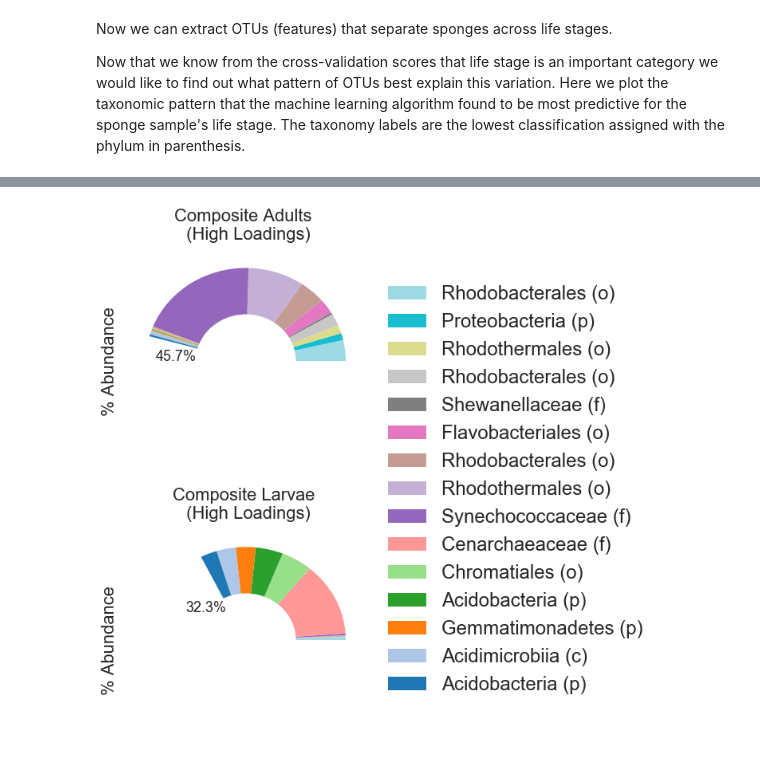
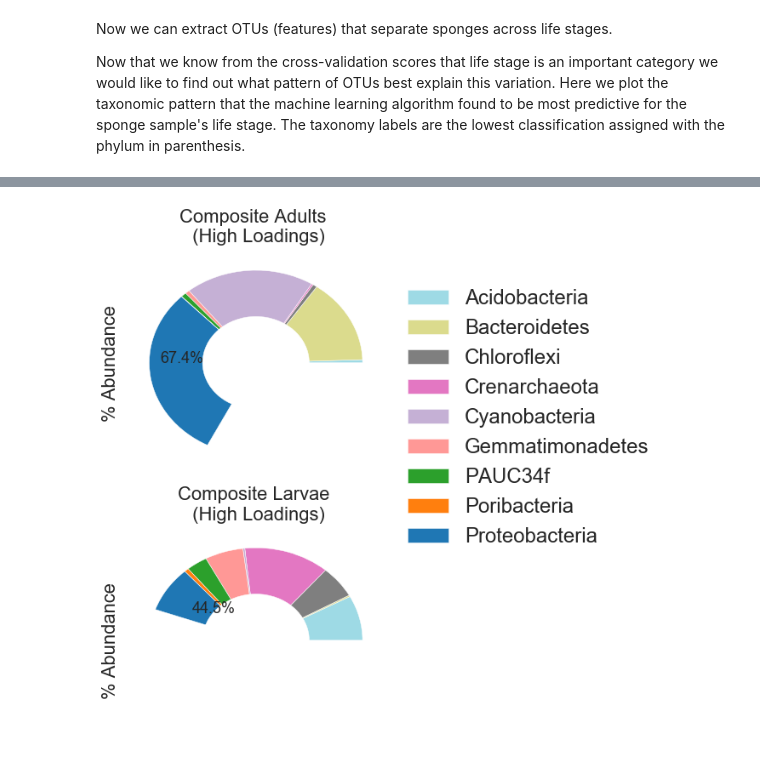
Before and after one commit to biocore/DEICODE, a Jupyter notebook: Examples/sponge_biom.ipynb, the cells around one changed output, grey strips where cells are left out. Drawn from its saved outputs; the diff is of its cells as text; code cells hidden in the pictures.

```diff
--- a/Examples/sponge_biom.ipynb
+++ b/Examples/sponge_biom.ipynb
@@ -132,6 +126,7 @@ import matplotlib.colors as colors
 import matplotlib.gridspec as gridspec
 from matplotlib import ticker
 
+plt.style.use('ggplot')
 sns.set_style('whitegrid')
 
 class MidpointNormalize(colors.Normalize):
@@ -148,16 +143,15 @@ class MidpointNormalize(colors.Normalize):
 
 fig = plt.figure(figsize=(10, 10), facecolor='white')
 gs = gridspec.GridSpec(100, 100)
-ax_map = plt.subplot(gs[10:60, :97])
+ax_map = plt.subplot(gs[10:55, :97])
 ax_bar = plt.subplot(gs[0:10, :97])
-ax_cbar = plt.subplot(gs[10:60, 97:])
+ax_cbar = plt.subplot(gs[10:55, 97:])
 
-ax_raw_complete = plt.subplot(gs[70:, :30])
-ax_raw_bray = plt.subplot(gs[70:, 34:63])
-ax_bray_complete = plt.subplot(gs[70:, 67:97])
+ax_raw_complete = plt.subplot(gs[65:, :42])
+ax_raw_bray = plt.subplot(gs[65:, 48:97])
 
 ind = np.arange(feature_loading.shape[0])
-ax_bar.bar(ind, feature_loading[0])
+ax_bar.bar(ind, feature_loading[0],color='#1f78b4',alpha=1)
 ax_bar.set_xlim([0, feature_loading.shape[0]])
 ax_bar.set_ylim([feature_loading[0].min(), feature_loading[0].max()])
 ax_bar.set_xticks([])
@@ -193,11 +187,8 @@ ax_cbar.set_yticks([])
 
 ax_raw_complete = plot_lifestage(sample_loading, mappingdf, ax_raw_complete)
 ax_raw_bray = plot_lifestage(raw_res.samples, mappingdf, ax_raw_bray)
-ax_bray_complete = plot_lifestage(com_res.samples, mappingdf, ax_bray_complete)
-ax_raw_complete.set_title('Preprocessed with Matrix Completion \n (PCA)', fontsize=14)
-ax_raw_bray.set_title('Bray-Curtis PCoA', fontsize=14)
-ax_bray_complete.set_title('Preprocessed with Matrix Completion \n (Bray-Curtis PCoA)', fontsize=14)
-ax_bray_complete.legend(fontsize=12,prop={'size':14}, loc=2,bbox_to_anchor=(-2.3, .3))
-fig.savefig('figure4.pdf')
+ax_raw_complete.set_title('RPCA', fontsize=14)
+ax_raw_bray.set_title('Euclidean PCoA (PCA)', fontsize=14)
+fig.savefig('figures/figure4.png')
 plt.show()
 # %% [output]
@@ -205,24 +198,11 @@ plt.show()
 # %%
-plt.rcParams['axes.facecolor']='white'
-plt.rcParams['savefig.facecolor']='white'
+
 def get_lowest_taxa(taxa,num=10):
     taxaout_=[]
-    for x in taxa:
-        for count_,y in enumerate(x.split(';')):
-            if len(y)<num or '0' in y:
-                try:
-                    tax_=x.split(';')[count_-2]
-                    if 'k_' in tax_:
-                        tax_=x.split(';')[count_-1]
-                    taxaout_.append(tax_.split('__')[1].replace('-6','').replace(']','').replace('[','')+' ('+tax_.split('__')[0]+')')
-                except:
-                    print(tax_)
-                break
+    return [x.split(';p__')[1].split(';')[0] for x in taxa]
 
-    return taxaout_
-
-Adult_loaded=feature_loading[feature_loading[0]>.8]
-Larvae_loaded=feature_loading[feature_loading[0]<-6]
+Adult_loaded=feature_loading.T[feature_loading.sort_values(0,ascending=False).index[:20]].T
+Larvae_loaded=feature_loading.T[feature_loading.sort_values(0,ascending=True).index[:20]].T
 sorted_df_plot=pd.DataFrame(closure(sorted_df)*100,sorted_df.index,sorted_df.columns).T.copy()
 sorted_df_plot.columns=list(life_stage.values)
 
@@ -237,35 +217,36 @@ Larvae_loaded=pd.DataFrame(sorted_df_plot[['Larvae']].T.mean()[index_all]
 Adult_loaded.index=[taxonomy['taxonomy'][x] for x in Adult_loaded.index]
 Adult_loaded.index=get_lowest_taxa(Adult_loaded.index)
 Larvae_loaded.index=[taxonomy['taxonomy'][x] for x in Larvae_loaded.index]
 Larvae_loaded.index=get_lowest_taxa(Larvae_loaded.index)
 composite_loadings=pd.concat([Adult_loaded,Larvae_loaded],axis=1)
+composite_loadings=composite_loadings.groupby(composite_loadings.index).sum()
 
 fig,axn=plt.subplots(2,1,figsize=(5,11))
 
 locs=[(-.9,0),(-.6,0.3)]
 percs=[str(x)[:4]+'%' for x in list(composite_loadings.sum())]
 for (count_,group_),ax in zip(enumerate(composite_loadings.columns),axn.flat):
     all_pie=composite_loadings.copy()
 
     all_pie[group_]=all_pie[group_]/100
 
     # Create a circle for the center of the plot
     my_circle=plt.Circle( (0,0), 0.5, color='white')
 
     all_pie[group_].T.plot.pie(ax=ax,
                                     labels=['' for x in composite_loadings[group_].values],
                                    colormap='tab20_r')
     #handles, labels = ax.get_legend_handles_labels()
     plt.legend(labels=all_pie.index,title="", loc=2,prop={'size':24},bbox_to_anchor=(1.0, 2.1))
 
     ax.set_ylabel('% Abundance',fontsize=22)
     ax.add_artist(my_circle)
     ax.annotate(percs[count_], locs[count_],fontsize=18)
     ax.set_title(group_,fontsize=22)
-plt.savefig('sponge_taxonomy_loadings.png',dpi=300, bbox_inches='tight')
+plt.savefig('figures/supp_sponge_taxonomy_loadings.png',dpi=300, bbox_inches='tight')
 plt.show()
 # %% [output]
-[figure, old version]
+[figure, new version]
 # %%
 from skbio.diversity import alpha_diversity
 
```
Also changed, not shown: parts of 9 cells of this notebook, 48 other files.
